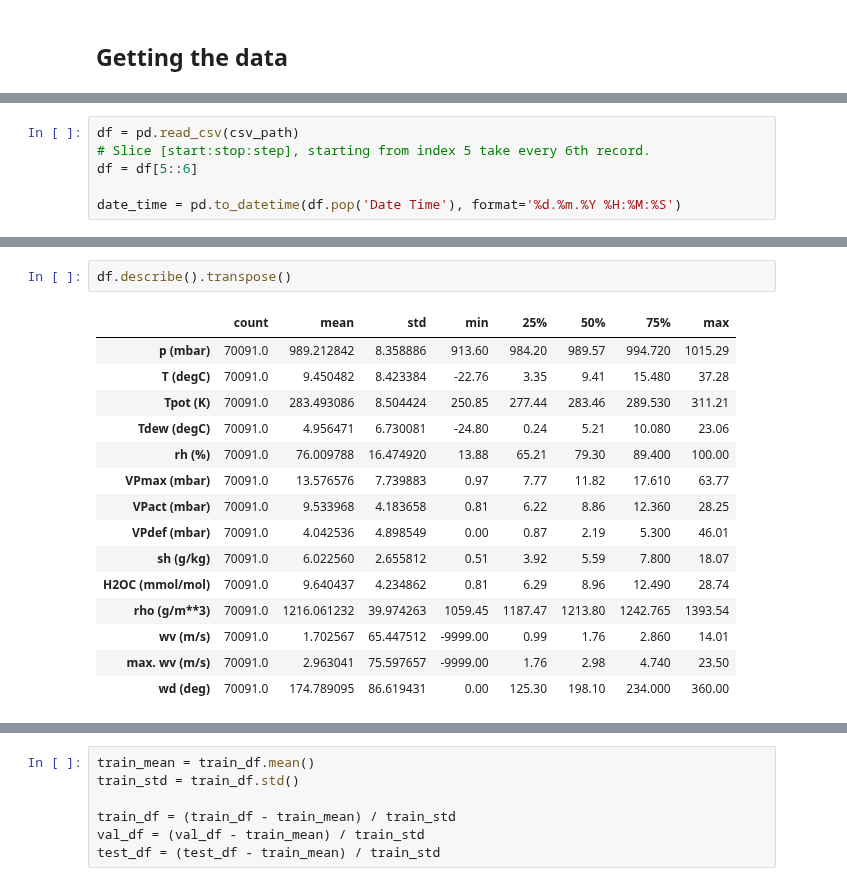
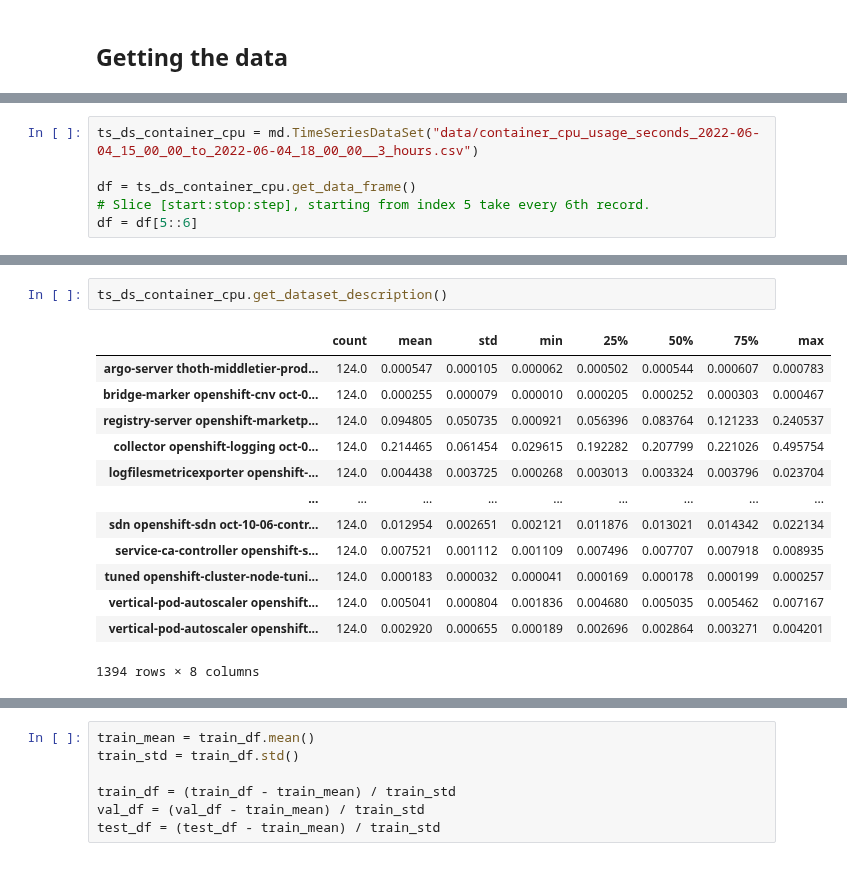
Before and after one commit to sirandreww/236754_project_in_intelligent_systems, a Jupyter notebook: jupyter_notebooks/03_lstm.ipynb, the cells around one changed output, grey strips where cells are left out. Drawn from its saved outputs; the diff is of its cells as text.

```diff
--- a/jupyter_notebooks/03_lstm.ipynb
+++ b/jupyter_notebooks/03_lstm.ipynb
@@ -37,6 +33,6 @@ csv_path, _ = os.path.splitext(zip_path)
 # %%
-df = pd.read_csv(csv_path)
+ts_ds_container_cpu = md.TimeSeriesDataSet("data/container_cpu_usage_seconds_2022-06-04_15_00_00_to_2022-06-04_18_00_00__3_hours.csv")
+
+df = ts_ds_container_cpu.get_data_frame()
 # Slice [start:stop:step], starting from index 5 take every 6th record.
 df = df[5::6]
-
-date_time = pd.to_datetime(df.pop('Date Time'), format='%d.%m.%Y %H:%M:%S')
@@ -64,18 +55,16 @@ _ = plot_features.plot(subplots=True)
 # %%
-df.describe().transpose()
+ts_ds_container_cpu.get_dataset_description()
 # %% [output]
 |  | count | mean | std | min | 25% | 50% | 75% | max |
-| p (mbar) | 70091.0 | 989.212842 | 8.358886 | 913.60 | 984.20 | 989.57 | 994.720 | 1015.29 |
-| T (degC) | 70091.0 | 9.450482 | 8.423384 | -22.76 | 3.35 | 9.41 | 15.480 | 37.28 |
-| Tpot (K) | 70091.0 | 283.493086 | 8.504424 | 250.85 | 277.44 | 283.46 | 289.530 | 311.21 |
-| Tdew (degC) | 70091.0 | 4.956471 | 6.730081 | -24.80 | 0.24 | 5.21 | 10.080 | 23.06 |
-| rh (%) | 70091.0 | 76.009788 | 16.474920 | 13.88 | 65.21 | 79.30 | 89.400 | 100.00 |
-| VPmax (mbar) | 70091.0 | 13.576576 | 7.739883 | 0.97 | 7.77 | 11.82 | 17.610 | 63.77 |
-| VPact (mbar) | 70091.0 | 9.533968 | 4.183658 | 0.81 | 6.22 | 8.86 | 12.360 | 28.25 |
-| VPdef (mbar) | 70091.0 | 4.042536 | 4.898549 | 0.00 | 0.87 | 2.19 | 5.300 | 46.01 |
-| sh (g/kg) | 70091.0 | 6.022560 | 2.655812 | 0.51 | 3.92 | 5.59 | 7.800 | 18.07 |
-| H2OC (mmol/mol) | 70091.0 | 9.640437 | 4.234862 | 0.81 | 6.29 | 8.96 | 12.490 | 28.74 |
-| rho (g/m**3) | 70091.0 | 1216.061232 | 39.974263 | 1059.45 | 1187.47 | 1213.80 | 1242.765 | 1393.54 |
-| wv (m/s) | 70091.0 | 1.702567 | 65.447512 | -9999.00 | 0.99 | 1.76 | 2.860 | 14.01 |
-| max. wv (m/s) | 70091.0 | 2.963041 | 75.597657 | -9999.00 | 1.76 | 2.98 | 4.740 | 23.50 |
-| wd (deg) | 70091.0 | 174.789095 | 86.619431 | 0.00 | 125.30 | 198.10 | 234.000 | 360.00 |
+| argo-server thoth-middletier-prod... | 124.0 | 0.000547 | 0.000105 | 0.000062 | 0.000502 | 0.000544 | 0.000607 | 0.000783 |
+| bridge-marker openshift-cnv oct-0... | 124.0 | 0.000255 | 0.000079 | 0.000010 | 0.000205 | 0.000252 | 0.000303 | 0.000467 |
+| registry-server openshift-marketp... | 124.0 | 0.094805 | 0.050735 | 0.000921 | 0.056396 | 0.083764 | 0.121233 | 0.240537 |
+| collector openshift-logging oct-0... | 124.0 | 0.214465 | 0.061454 | 0.029615 | 0.192282 | 0.207799 | 0.221026 | 0.495754 |
+| logfilesmetricexporter openshift-... | 124.0 | 0.004438 | 0.003725 | 0.000268 | 0.003013 | 0.003324 | 0.003796 | 0.023704 |
+| ... | ... | ... | ... | ... | ... | ... | ... | ... |
+| sdn openshift-sdn oct-10-06-contr... | 124.0 | 0.012954 | 0.002651 | 0.002121 | 0.011876 | 0.013021 | 0.014342 | 0.022134 |
+| service-ca-controller openshift-s... | 124.0 | 0.007521 | 0.001112 | 0.001109 | 0.007496 | 0.007707 | 0.007918 | 0.008935 |
+| tuned openshift-cluster-node-tuni... | 124.0 | 0.000183 | 0.000032 | 0.000041 | 0.000169 | 0.000178 | 0.000199 | 0.000257 |
+| vertical-pod-autoscaler openshift... | 124.0 | 0.005041 | 0.000804 | 0.001836 | 0.004680 | 0.005035 | 0.005462 | 0.007167 |
+| vertical-pod-autoscaler openshift... | 124.0 | 0.002920 | 0.000655 | 0.000189 | 0.002696 | 0.002864 | 0.003271 | 0.004201 |
+1394 rows × 8 columns
```
Also changed, not shown: parts of 18 cells of this notebook, 1 other file.
